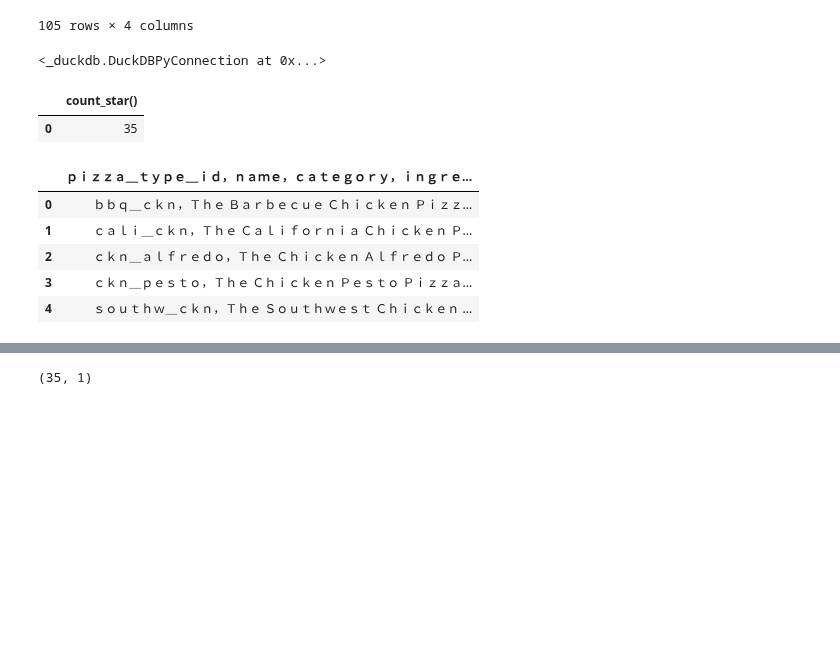
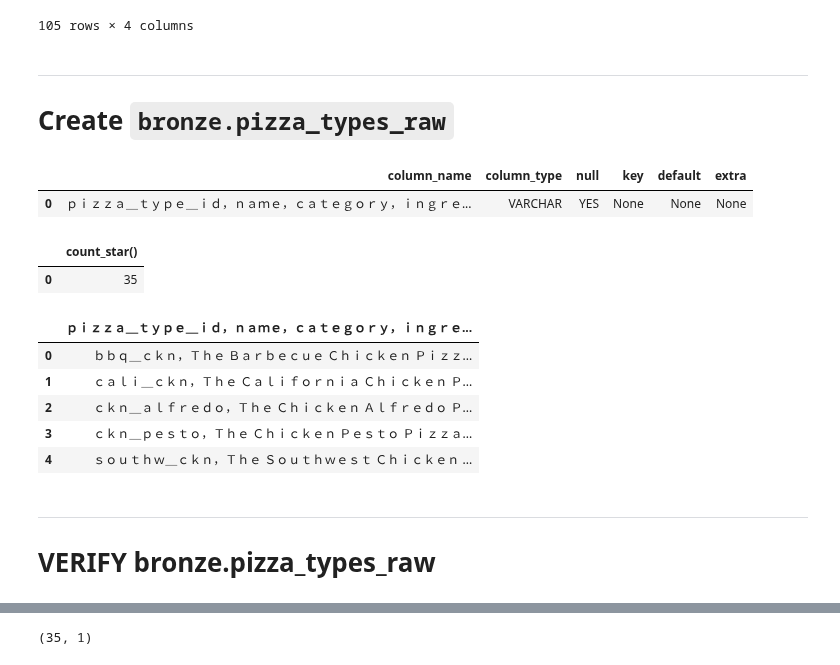
Before and after one commit to mahmoudparsian/data-warehousing, a Jupyter notebook: syllabus/week05-Medallion-Architecture/pizza_sales_medallion/pizza_shop_dw.ipynb, the cells around one changed output, grey strips where cells are left out. Saved outputs shown, nothing was run; the diff lists cells and outputs as text; code cells hidden in the pictures; blank space fills up the shorter version.

```diff
--- a/syllabus/week05-Medallion-Architecture/pizza_sales_medallion/pizza_shop_dw.ipynb
+++ b/syllabus/week05-Medallion-Architecture/pizza_sales_medallion/pizza_shop_dw.ipynb
@@ -801,22 +857,28 @@ FROM bronze.pizzas_raw
 | 103 | margherita_m | margherita | M | 22 |
 | 104 | margherita_l | margherita | L | 28 |
 105 rows × 4 columns
+# %% [markdown]
+---
+# Create `bronze.pizza_types_raw`
 # %%
-# bronze.pizza_types_raw
-
 con.execute(f"""
 CREATE OR REPLACE TABLE bronze.pizza_types_raw AS
 SELECT *
 FROM read_csv_auto(
     '{PIZZA_TYPES}',
     header = TRUE,
     all_varchar = TRUE,
     encoding = 'IBM_1252',
     ignore_errors = FALSE
 )
 """)
+
+con.execute(f"""
+DESCRIBE bronze.pizza_types_raw
+""").fetchdf()
 # %% [output]
-<_duckdb.DuckDBPyConnection at 0x...>
+|  | column_name | column_type | null | key | default | extra |
+| 0 | ｐｉｚｚａ＿ｔｙｐｅ＿ｉｄ，ｎａｍｅ，ｃａｔｅｇｏｒｙ，ｉｎｇｒｅ... | VARCHAR | YES | None | None | None |
 # %%
 con.execute("""
 SELECT COUNT(*)
@@ -825,17 +887,20 @@ FROM bronze.pizza_types_raw
 # %% [output]
 |  | count_star() |
 | 0 | 35 |
-# %%
-# Check the rows for bronze.pizza_types_raw
-
-con.execute("""
-SELECT *
-FROM bronze.pizza_types_raw LIMIT 5
-""").fetchdf()
-# %% [output]
-|  | ｐｉｚｚａ＿ｔｙｐｅ＿ｉｄ，ｎａｍｅ，ｃａｔｅｇｏｒｙ，ｉｎｇｒｅ... |
-| 0 | ｂｂｑ＿ｃｋｎ，Ｔｈｅ Ｂａｒｂｅｃｕｅ Ｃｈｉｃｋｅｎ Ｐｉｚｚ... |
-| 1 | ｃａｌｉ＿ｃｋｎ，Ｔｈｅ Ｃａｌｉｆｏｒｎｉａ Ｃｈｉｃｋｅｎ Ｐ... |
-| 2 | ｃｋｎ＿ａｌｆｒｅｄｏ，Ｔｈｅ Ｃｈｉｃｋｅｎ Ａｌｆｒｅｄｏ Ｐ... |
-| 3 | ｃｋｎ＿ｐｅｓｔｏ，Ｔｈｅ Ｃｈｉｃｋｅｎ Ｐｅｓｔｏ Ｐｉｚｚａ... |
-| 4 | ｓｏｕｔｈｗ＿ｃｋｎ，Ｔｈｅ Ｓｏｕｔｈｗｅｓｔ Ｃｈｉｃｋｅｎ ... |
+# %%
+# Check the rows for bronze.pizza_types_raw
+con.execute("""
+SELECT *
+FROM bronze.pizza_types_raw
+LIMIT 5
+""").fetchdf()
+# %% [output]
+|  | ｐｉｚｚａ＿ｔｙｐｅ＿ｉｄ，ｎａｍｅ，ｃａｔｅｇｏｒｙ，ｉｎｇｒｅ... |
+| 0 | ｂｂｑ＿ｃｋｎ，Ｔｈｅ Ｂａｒｂｅｃｕｅ Ｃｈｉｃｋｅｎ Ｐｉｚｚ... |
+| 1 | ｃａｌｉ＿ｃｋｎ，Ｔｈｅ Ｃａｌｉｆｏｒｎｉａ Ｃｈｉｃｋｅｎ Ｐ... |
+| 2 | ｃｋｎ＿ａｌｆｒｅｄｏ，Ｔｈｅ Ｃｈｉｃｋｅｎ Ａｌｆｒｅｄｏ Ｐ... |
+| 3 | ｃｋｎ＿ｐｅｓｔｏ，Ｔｈｅ Ｃｈｉｃｋｅｎ Ｐｅｓｔｏ Ｐｉｚｚａ... |
+| 4 | ｓｏｕｔｈｗ＿ｃｋｎ，Ｔｈｅ Ｓｏｕｔｈｗｅｓｔ Ｃｈｉｃｋｅｎ ... |
+# %% [markdown]
+---
+# VERIFY bronze.pizza_types_raw
```
Also changed, not shown: parts of 19 cells of this notebook, 2 other files.
